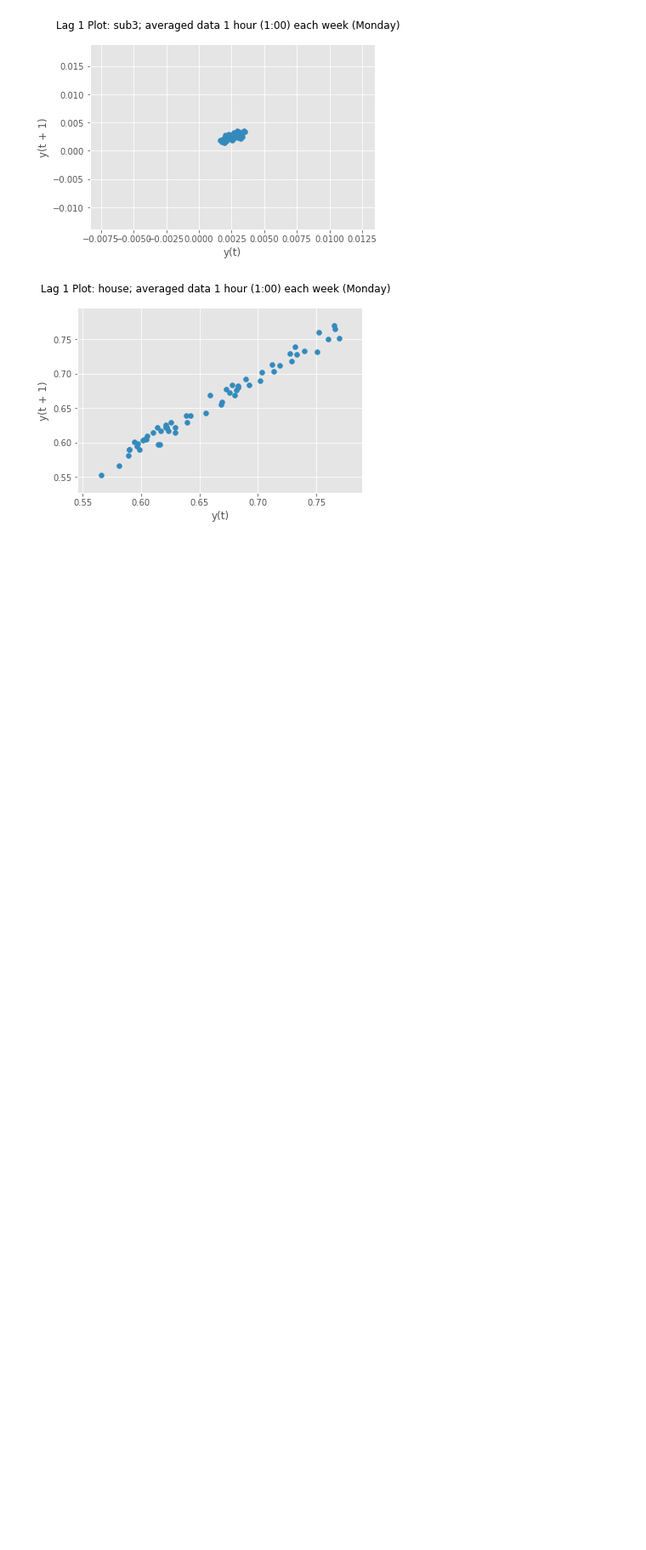
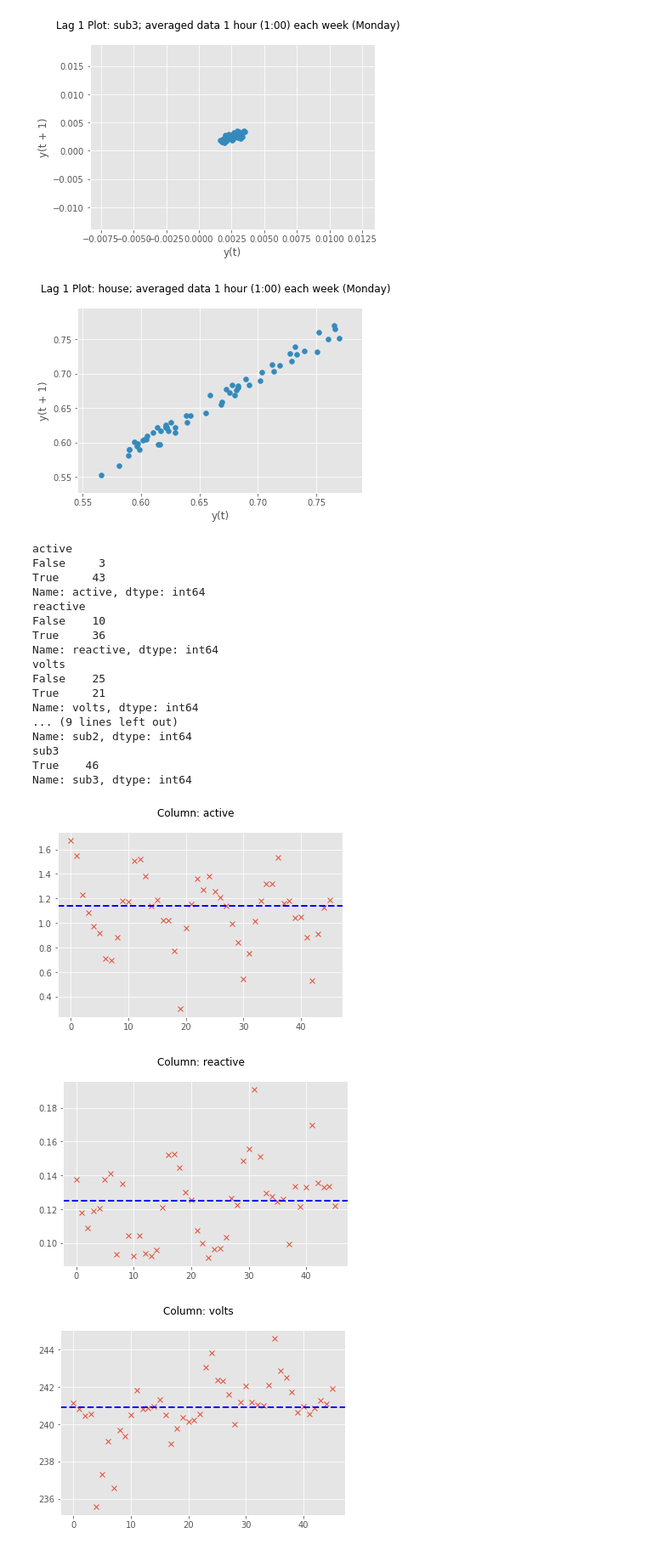
Before and after one commit to dsjstc/EnergyPrj, a Jupyter notebook: ExplorationPlots.ipynb, the cells around one changed output. Shown at 85% size. Saved outputs shown, nothing was run; the diff lists cells and outputs as text; code cells hidden in the pictures; blank space fills up the shorter version.

Commit message:
stationarity

```diff
--- a/ExplorationPlots.ipynb
+++ b/ExplorationPlots.ipynb
@@ -225,3 +223,75 @@ for i in range(0, len(df.columns)):
 # ax = fig.add_subplot(111, projection='3d')
 # ax.scatter(a['A'], a['B'], a['C'])
 # #fig.suptitle(title)
+# %%
+# Check for Stationarity/Nonstationarity using The Runs Test
+
+# Split the data into time intervals of equal lengths (1 month)
+date_time = pd.to_datetime(df.index)
+date_array = np.unique(date_time.date)
+year_array = date_time.year
+month_array = date_time.month
+
+s = 2
+e = 32
+groups = (year_array[len(year_array)-1] - year_array[1]) * 12 + (month_array[len(month_array)-1] - month_array[1])
+tmp = {}
+
+for i in range(1,groups):
+    start = date_array[s]
+    end = date_array[e]
+    mask = (pd.to_datetime(df.index).date >= start) & (pd.to_datetime(df.index).date < end)
+    tmp[i] = df.loc[mask]
+    s = e+1
+    e = s+30
+
+# Median of dataset
+df_median = df.median()
+
+# Calculate mean for each interval (rows are intervals)
+mn = pd.DataFrame(np.random.randn(groups-1,8), columns=['active', 'reactive', 'volts', 'amps', 'sub1', 'sub2', 'sub3', 'house'])
+for i in range(1,groups):
+    idx = i-1
+    mn.iloc[idx,:] = tmp[i].mean()
+
+# Count number of means above and below median
+for i in range(0, len(df.columns)-1):
+    ts = mn.iloc[:,i]
+    ts_median = df_median[i]
+
+    count = ts.groupby(ts > ts_median).count()
+    print(count)
+
+# Plot the means of each interval along with the median of each series of means
+for i in range(0, len(df.columns)-1):
+    col = col_name[i]
+    title = 'Column: ' + col
+    ts = mn.iloc[:,i]
+    ts_median = ts.median()
+
+    fig = plt.figure()
+    fig.suptitle(title)
+    ax = plt.axes()
+    ax.plot(ts, marker='x', linewidth=0)
+    ax.axhline(y=ts_median, xmin=0, xmax=50, color='b', linestyle='--', lw=2)
+# %% [output]
+active
+False     3
+True     43
+Name: active, dtype: int64
+reactive
+False    10
+True     36
+Name: reactive, dtype: int64
+volts
+False    25
+True     21
+Name: volts, dtype: int64
+... (9 lines left out)
+Name: sub2, dtype: int64
+sub3
+True    46
+Name: sub3, dtype: int64
+[figure, added]
+[figure, added]
+[figure, added]
```
Also changed, not shown: parts of 8 cells of this notebook.
